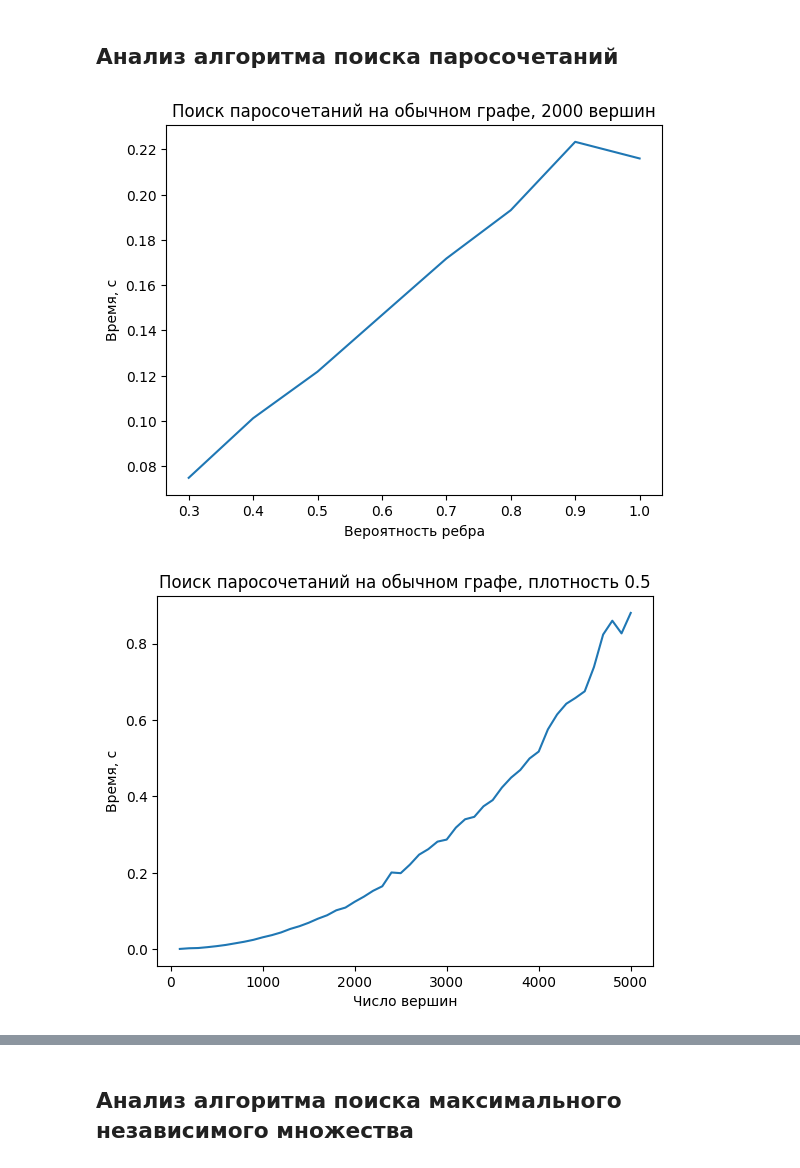
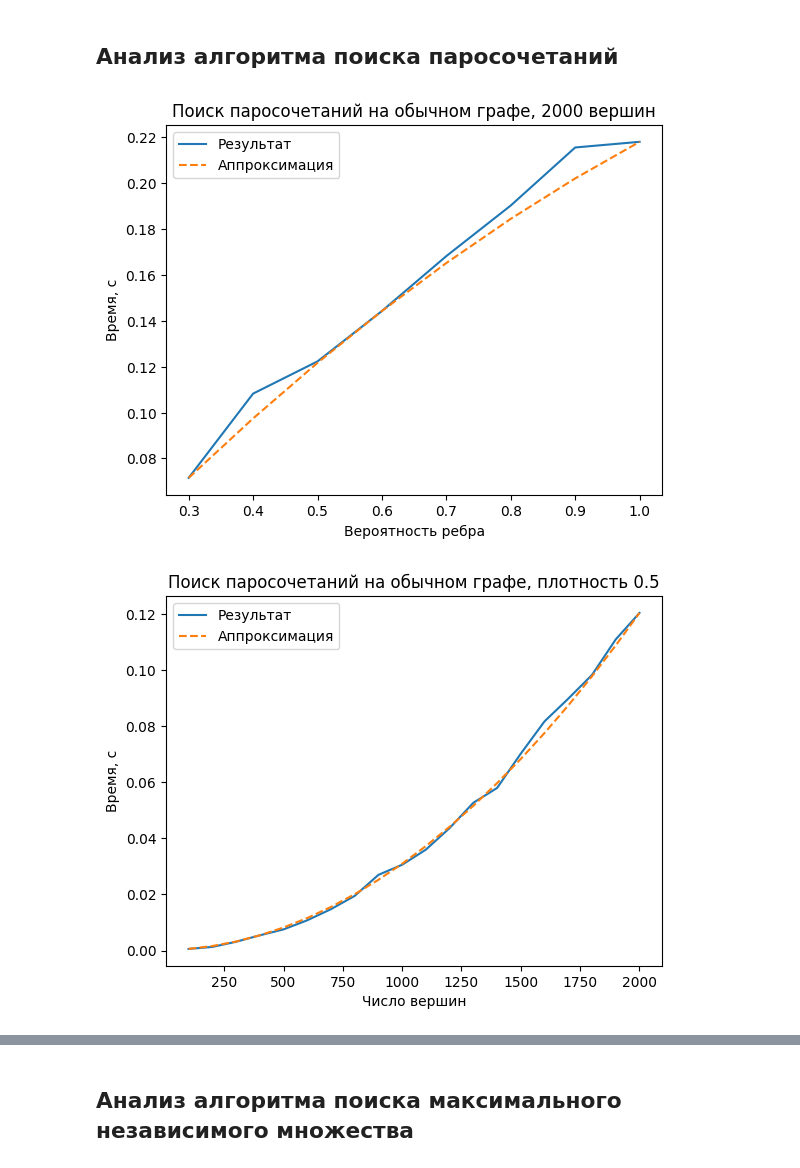
Before and after one commit to multifacs/graph-algorithms, a Jupyter notebook: graph-algorithms-final.ipynb, the cells around one changed output, grey strips where cells are left out. Cells and saved outputs as stored; diff of their text form; code cells hidden in the pictures.

```diff
--- a/graph-algorithms-final.ipynb
+++ b/graph-algorithms-final.ipynb
@@ -143,10 +144,17 @@ time_array, edges_array = test_regular_matching_density(
 plt.title('Поиск паросочетаний на обычном графе, {} вершин'.format(n_vertices))
 plt.xlabel('Вероятность ребра')
 plt.ylabel('Время, с')
-plt.plot(densities, time_array)
+plt.plot(densities, time_array, label="Результат")
+
+x = [densities[0], densities[3], densities[-1]]
+y = [time_array[0], time_array[3], time_array[-1]]
+cs = CubicSpline(x, y)
+
+plt.plot(densities, cs(densities), linestyle="dashed", label="Аппроксимация")
+plt.legend()
 plt.show()
 # %% [output]
-[figure, old version]
+[figure, new version]
 # %%
 def test_regular_matching_vertices(vertices_array, density, max_iter):
     time_array = []
@@ -174,17 +182,25 @@ def test_regular_matching_vertices(vertices_array, density, max_iter):
     return time_array, edges_array
 # %%
 density = 0.5
-vertices_array = np.arange(100, 5001, 100)
+vertices_array = np.arange(100, 2001, 100)
 time_array, edges_array = test_regular_matching_vertices(
     vertices_array, density, 100)
 # %%
 plt.title('Поиск паросочетаний на обычном графе, плотность {}'.format(density))
 plt.xlabel('Число вершин')
 plt.ylabel('Время, с')
-plt.plot(vertices_array, time_array)
+plt.plot(vertices_array, time_array, label="Результат")
+
+x = [vertices_array[0], vertices_array[3], vertices_array[-1]]
+y = [time_array[0], time_array[3], time_array[-1]]
+cs = CubicSpline(x, y)
+
+plt.plot(vertices_array, cs(vertices_array),
+         linestyle="dashed", label="Аппроксимация")
+plt.legend()
 plt.show()
 # %% [output]
-[figure, old version]
+[figure, new version]
 # %%
 def test_bipartite_matching_density(n_vertices, density_array, max_iter):
     time_array = []
```
Also changed, not shown: parts of 17 cells of this notebook.
